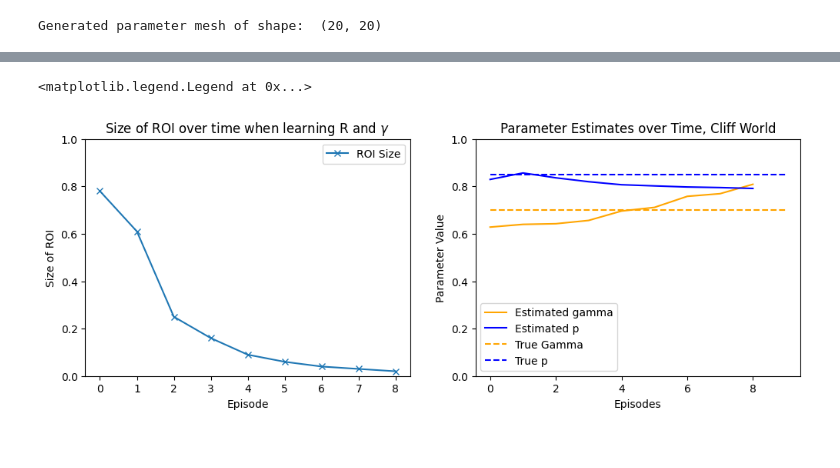
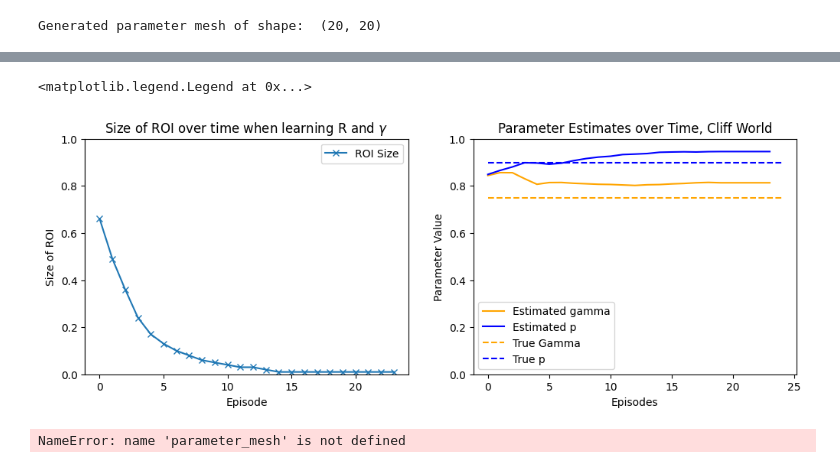
Before and after one commit to ankile/irl-environment-design, a Jupyter notebook: notebooks/user_params.ipynb, the cells around one changed output, grey strips where cells are left out. Drawn from its saved outputs; the diff is of its cells as text; code cells hidden in the pictures.

```diff
--- a/notebooks/user_params.ipynb
+++ b/notebooks/user_params.ipynb
@@ -104,9 +104,9 @@ N, M = 7,7
 
 
 # Start by making the agent we want to learn the parameters of
-agent_gamma = np.array(0.85)
-p_true= np.array(0.92)
-big_reward_true = np.array(0.7)
+agent_gamma = np.array(0.75)
+p_true= np.array(0.9)
+big_reward_true = np.array(0.5)
 
 agent_R = np.zeros((N, M))
 agent_R[N-1, 0] = 0.1
@@ -175,7 +175,7 @@ big_small = Environment(
 # %%
 env_design = EnvironmentDesign(base_environment=big_small,
                                user_params=true_params,
-                               learn_what = ["gamma", "R"],
+                               learn_what = ["gamma", "T"],
                                parameter_ranges_R=R_range,
                                parameter_ranges_gamma=gamma_range,
                                parameter_ranges_T=p_range)
@@ -186,7 +186,7 @@ candidate_environments_args = {}
 candidate_environments_args["generate_how"] = "entropy_BM"
 candidate_environments_args["n_compute_BM"] = 100
 candidate_environments_args["n_iterations_gradient"] = 1
-candidate_environments_args["stepsize_gradient"] = 0.0005
+candidate_environments_args["stepsize_gradient"] = 0.00025
 
 
 env_design.run_n_episodes(n_episodes = 25,
@@ -214,29 +218,29 @@ KeyboardInterrupt:
 # %%
 params = env_design.diagnostics["parameter_means"]
 params = np.array(params)
 
 import matplotlib.pyplot as plt
 
 fig, axs = plt.subplots(1, 2, figsize=(12, 4))
 
 roi_sizes = env_design.diagnostics["ROI_sizes"]
 roi_sizes = np.array(roi_sizes)
 axs[0].plot(roi_sizes, "-x", label="ROI Size")
 axs[0].set_xlabel("Episode")
 axs[0].set_ylabel("Size of ROI")
 axs[0].set_ylim(0,1)
 axs[0].legend()
 axs[0].set_title("Size of ROI over time when learning R and $\gamma$")
 
 axs[1].plot(params[:, 0], color="orange", label="Estimated gamma")
 axs[1].plot(params[:, 1], color="blue", label="Estimated p")
-axs[1].hlines(true_params.R, 0, params.shape[0], color="orange", linestyle="--", label="True Gamma")
-axs[1].hlines(true_params.gamma, 0, params.shape[0], color="blue", linestyle="--", label="True p")
+axs[1].hlines(true_params.gamma, 0, params.shape[0], color="orange", linestyle="--", label="True Gamma")
+axs[1].hlines(true_params.T, 0, params.shape[0], color="blue", linestyle="--", label="True p")
 axs[1].set_ylim(0,1)
 axs[1].set_title("Parameter Estimates over Time, Cliff World")
 axs[1].set_xlabel("Episodes")
 axs[1].set_ylabel("Parameter Value")
 axs[1].legend()
 # %% [output]
 <matplotlib.legend.Legend at 0x...>
-[figure, old version]
+[figure, new version]
@@ -242,0 +260,4 @@ axs[1].legend()
+# %%
+parameter_mesh
+# %% [output]
+NameError: name 'parameter_mesh' is not defined
```
Also changed, not shown: parts of 2 cells of this notebook, 4 other files.
